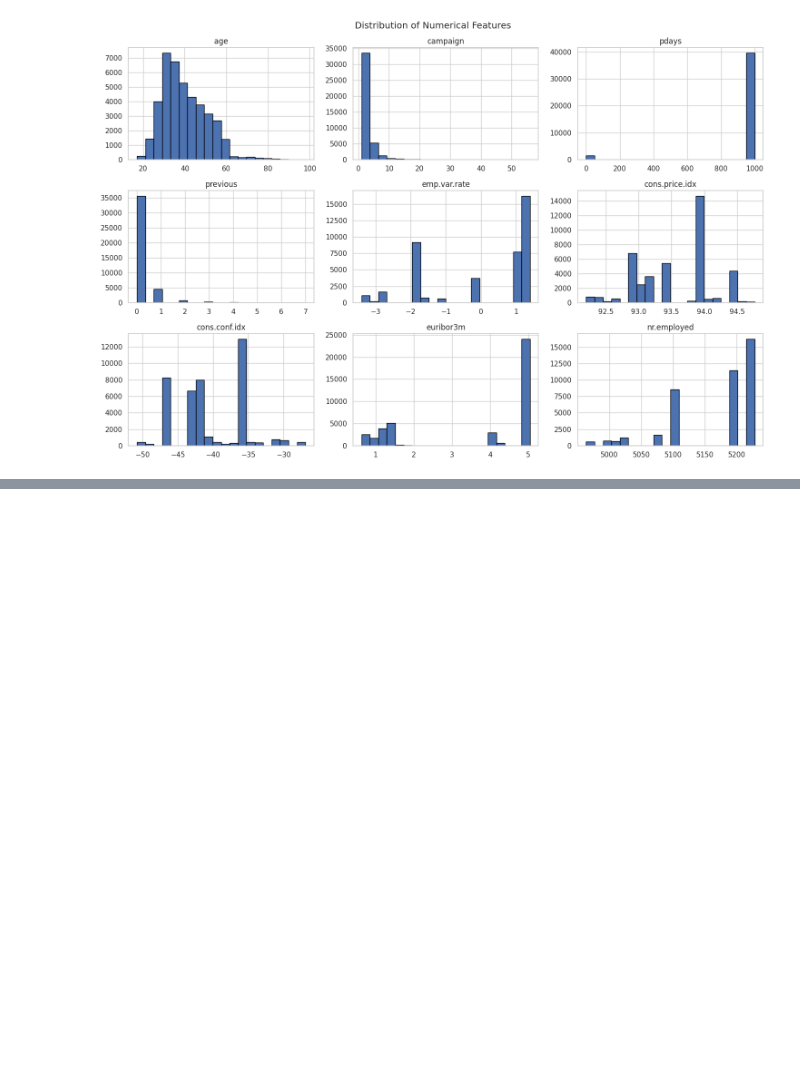
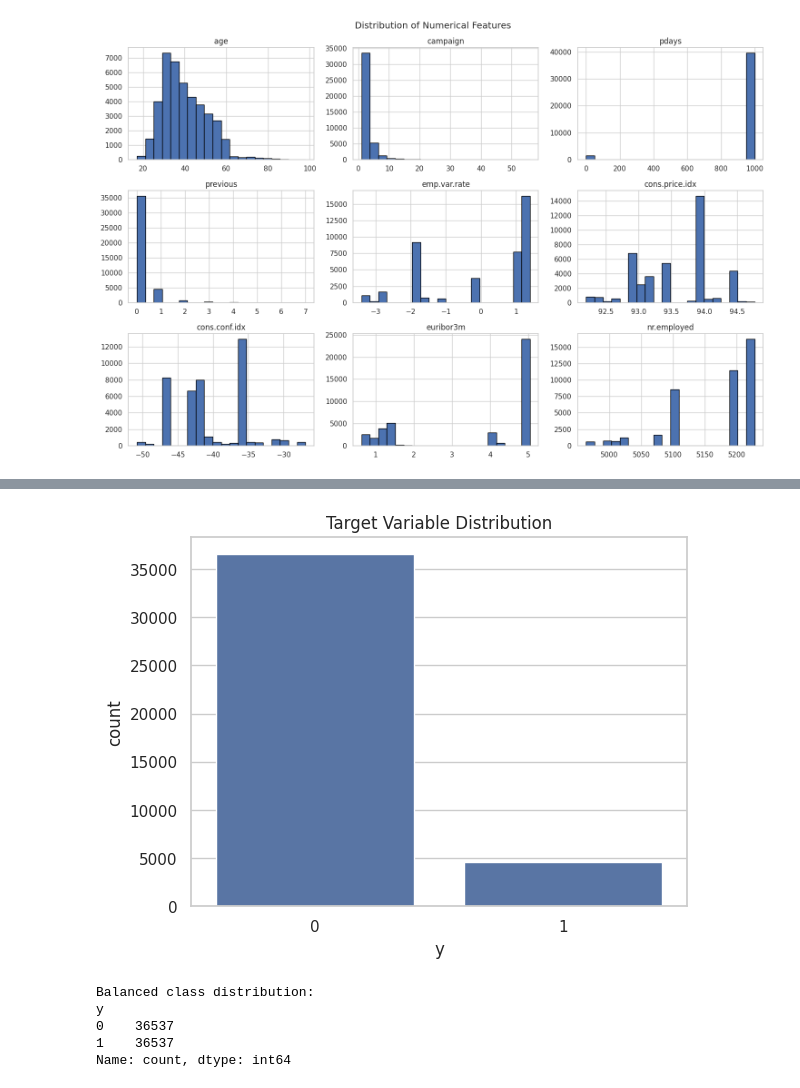
Before and after one commit to ShabnaIlmi/Bank-Marketing-Random-Forest-and-Neural-Networks, a Jupyter notebook: Coursework.ipynb, the cells around one changed output, grey strips where cells are left out. Drawn from its saved outputs; the diff is of its cells as text; code cells hidden in the pictures; blank space fills up the shorter version.

```diff
--- a/Coursework.ipynb
+++ b/Coursework.ipynb
@@ -335,0 +335,37 @@ X_train, X_test, y_train, y_test = train_test_split(
+# %%
+# Visualizing the distribution of the target variable
+sns.countplot(data=data_full_additional, x='y')
+plt.title('Target Variable Distribution')
+plt.show()
+# %% [output]
+[figure, added]
+# %%
+# Combining features and target into one dataframe for processing
+data_combined = pd.concat([X_full_additional, y_full_additional], axis=1)
+
+# Separating the minority and majority classes
+minority_class = data_combined[data_combined['y'] == 1]
+majority_class = data_combined[data_combined['y'] == 0]
+
+# Oversampling the minority class to match the size of the majority class
+minority_oversampled = minority_class.sample(len(majority_class), replace=True, random_state=42)
+
+# Combining the oversampled minority class with the majority class
+data_balanced = pd.concat([majority_class, minority_oversampled])
+
+# Shuffling the data
+data_balanced = data_balanced.sample(frac=1, random_state=42).reset_index(drop=True)
+
+# Splitting features and target variable again
+X_balanced = data_balanced.drop(columns=['y'])
+y_balanced = data_balanced['y']
+
+# Verifying class distribution
+print("Balanced class distribution:")
+print(y_balanced.value_counts())
+# %% [output]
+Balanced class distribution:
+y
+0    36537
+1    36537
+Name: count, dtype: int64
```
Also changed, not shown: parts of 4 cells of this notebook.
